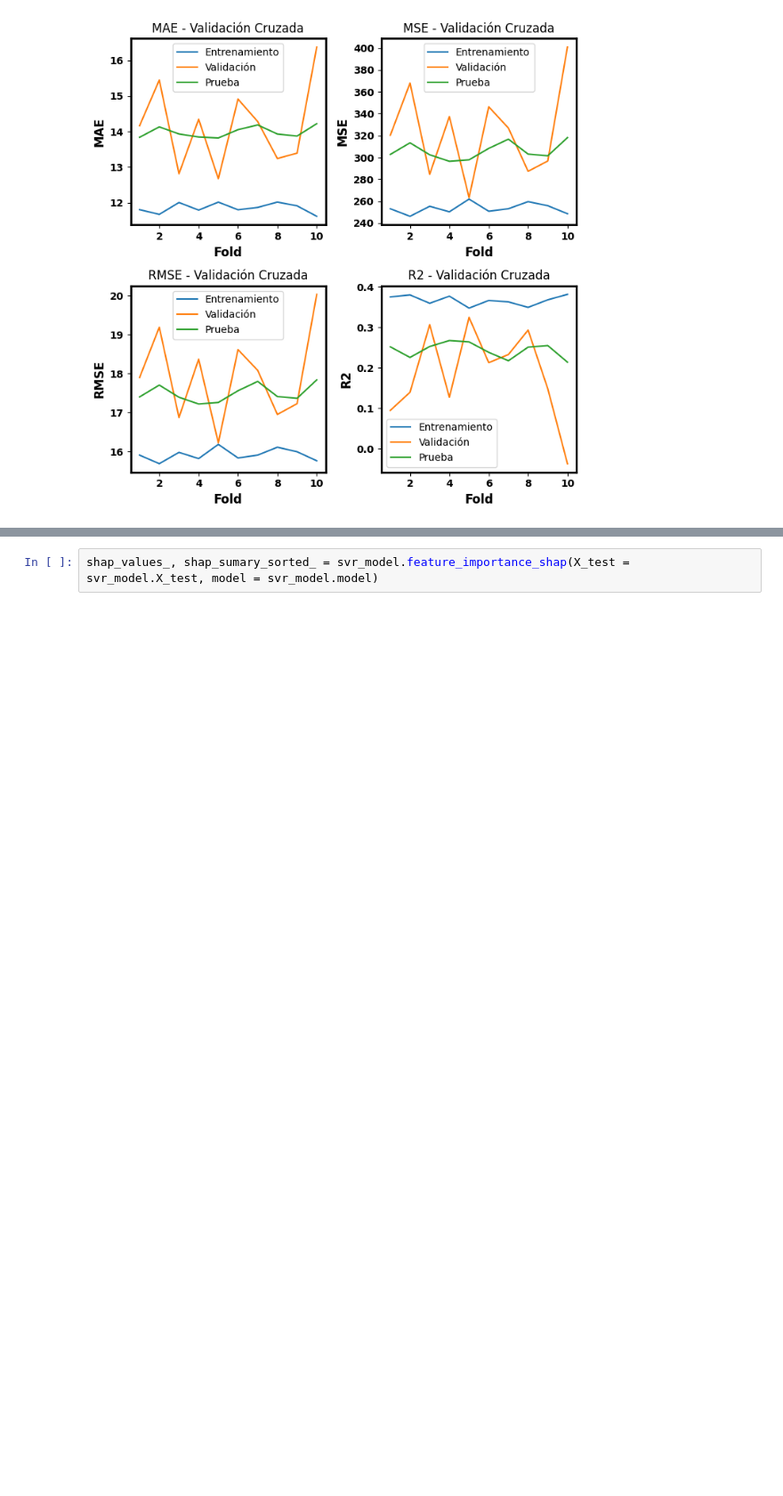
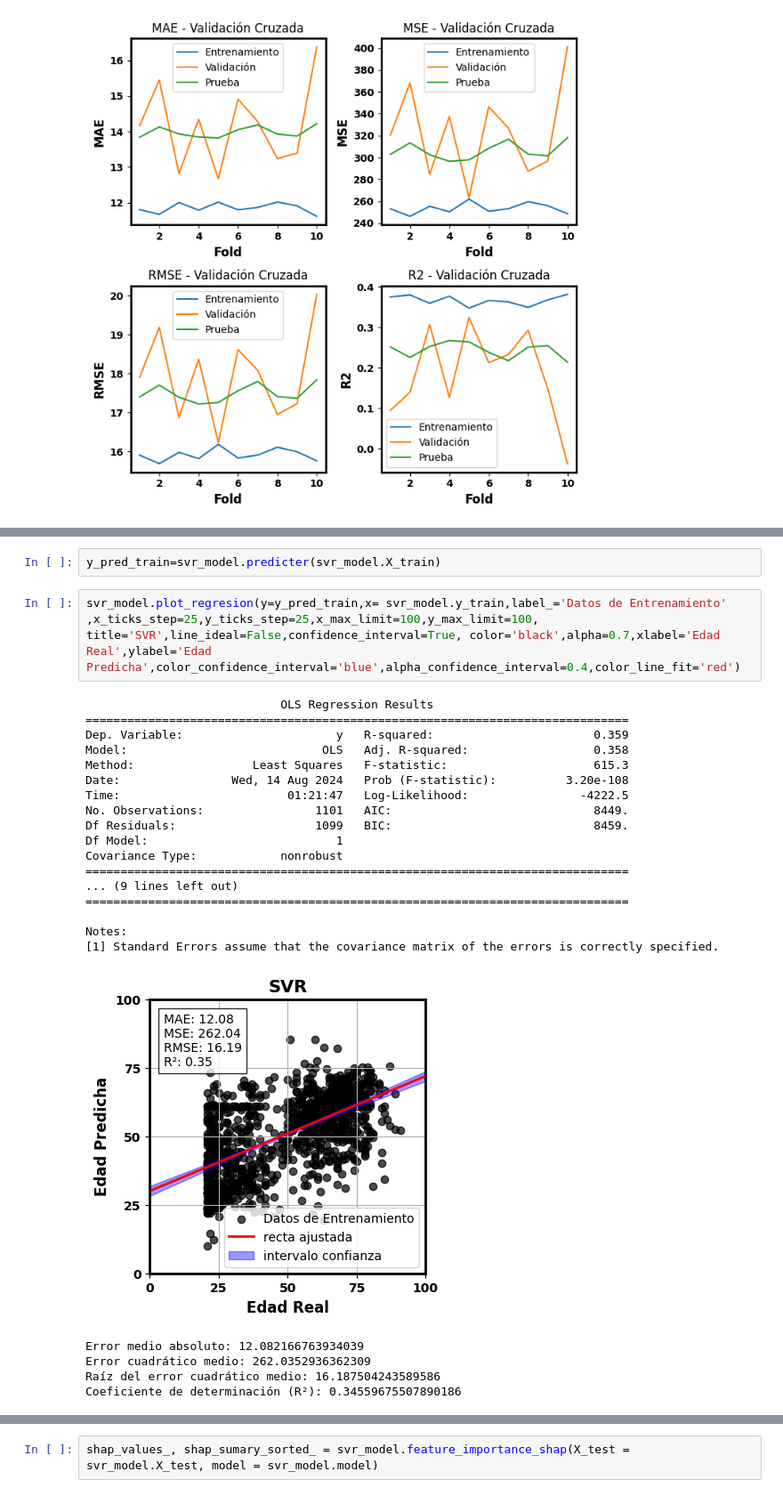
Before and after one commit to carrielfelipe/Brain_Age, a Jupyter notebook: SVR/SVR.ipynb, the cells around one changed output, grey strips where cells are left out. Shown at 89% size. Drawn from its saved outputs; the diff is of its cells as text; blank space fills up the shorter version.

```diff
--- a/SVR/SVR.ipynb
+++ b/SVR/SVR.ipynb
@@ -196,0 +175,27 @@ svr_model.plot_metricas_evaluacion(results)
+# %%
+y_pred_train=svr_model.predicter(svr_model.X_train)
+# %%
+svr_model.plot_regresion(y=y_pred_train,x= svr_model.y_train,label_='Datos de Entrenamiento' ,x_ticks_step=25,y_ticks_step=25,x_max_limit=100,y_max_limit=100, title='SVR',line_ideal=False,confidence_interval=True, color='black',alpha=0.7,xlabel='Edad Real',ylabel='Edad Predicha',color_confidence_interval='blue',alpha_confidence_interval=0.4,color_line_fit='red')
+# %% [output]
+                            OLS Regression Results
+==============================================================================
+Dep. Variable:                      y   R-squared:                       0.359
+Model:                            OLS   Adj. R-squared:                  0.358
+Method:                 Least Squares   F-statistic:                     615.3
+Date:                Wed, 14 Aug 2024   Prob (F-statistic):          3.20e-108
+Time:                        01:21:47   Log-Likelihood:                -4222.5
+No. Observations:                1101   AIC:                             8449.
+Df Residuals:                    1099   BIC:                             8459.
+Df Model:                           1
+Covariance Type:            nonrobust
+==============================================================================
+... (9 lines left out)
+==============================================================================
+
+Notes:
+[1] Standard Errors assume that the covariance matrix of the errors is correctly specified.
+[figure, added]
+Error medio absoluto: 12.082166763934039
+Error cuadrático medio: 262.0352936362309
+Raíz del error cuadrático medio: 16.187504243589586
+Coeficiente de determinación (R²): 0.34559675507890186
```
Also changed, not shown: parts of 12 cells of this notebook, 8 other files.
